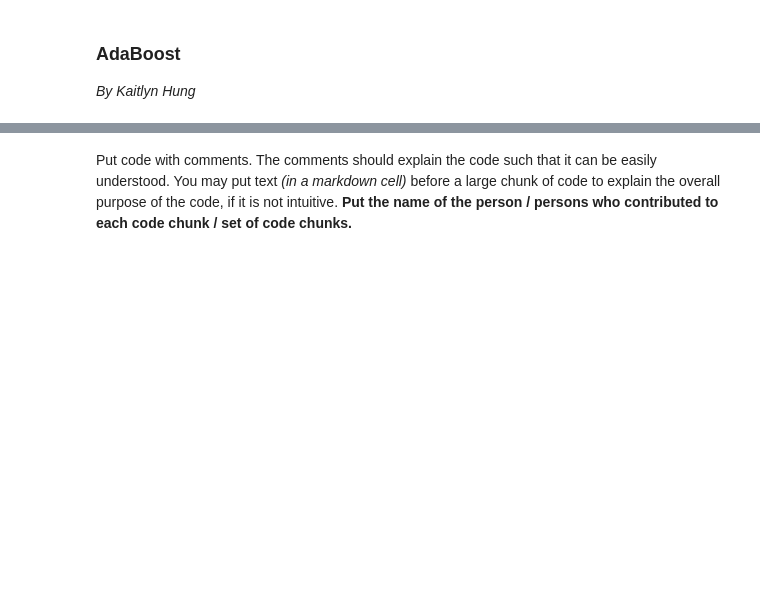
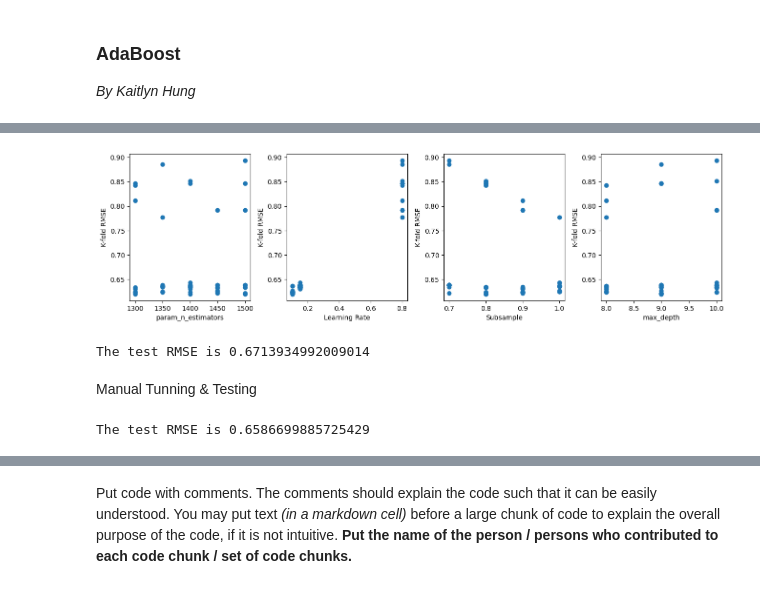
Before and after one commit to notlilawells/Saturn-303-3, a Jupyter notebook: Project-Report/Project_Code_Saturn.ipynb, the cells around one changed output, grey strips where cells are left out. Drawn from its saved outputs; the diff is of its cells as text; code cells hidden in the pictures; blank space fills up the shorter version.

```diff
--- a/Project-Report/Project_Code_Saturn.ipynb
+++ b/Project-Report/Project_Code_Saturn.ipynb
@@ -95,0 +339,43 @@ Put each model in a section of its name and mention the name of the team-member
+# %%
+# visualize finer grid search results
+cv_results = pd.DataFrame(grid_result.cv_results_)
+
+fig, axes = plt.subplots(1, 4, figsize = (16, 4))
+plt.subplots_adjust(wspace = 0.3)
+axes[0].plot(cv_results.param_n_estimators, np.sqrt(-cv_results.mean_test_score), 'o')
+axes[0].set_xlabel('param_n_estimators')
+axes[0].set_ylabel('K-fold RMSE')
+axes[1].plot(cv_results.param_learning_rate, np.sqrt(-cv_results.mean_test_score), 'o')
+axes[1].set_xlabel('Learning Rate')
+axes[1].set_ylabel('K-fold RMSE')
+axes[2].plot(cv_results.param_subsample, np.sqrt(-cv_results.mean_test_score), 'o')
+axes[2].set_xlabel('Subsample')
+axes[2].set_ylabel('K-fold RMSE');
+axes[3].plot(cv_results.param_max_depth, np.sqrt(-cv_results.mean_test_score), 'o')
+axes[3].set_xlabel('max_depth')
+axes[3].set_ylabel('K-fold RMSE');
+# %% [output]
+[figure, added]
+# %%
+# model with optimized parameter
+model = GradientBoostingRegressor(n_estimators = 1300, loss = 'huber', max_depth = 9,
+                                  learning_rate = 0.1, subsample = 0.8,
+                                  random_state = 1).fit(X_train, y_train)
+pred = model.predict(X_test)
+# rounded rmse
+print('The test RMSE is', np.sqrt(mean_squared_error(y_test, np.around(pred))))
+# %% [output]
+The test RMSE is 0.6713934992009014
+# %% [markdown]
+Manual Tunning & Testing
+# %%
+# best model
+model = GradientBoostingRegressor(n_estimators = 1300, loss = 'huber', max_depth = 9,
+                                  learning_rate = 0.08, subsample = 0.85,
+                                  random_state = 1).fit(X_train, y_train)
+pred = model.predict(X_test)
+
+# rounded rmse
+print('The test RMSE is', np.sqrt(mean_squared_error(y_test, np.around(pred))))
+# %% [output]
+The test RMSE is 0.6586699885725429
```
Also changed, not shown: parts of 63 cells of this notebook.
